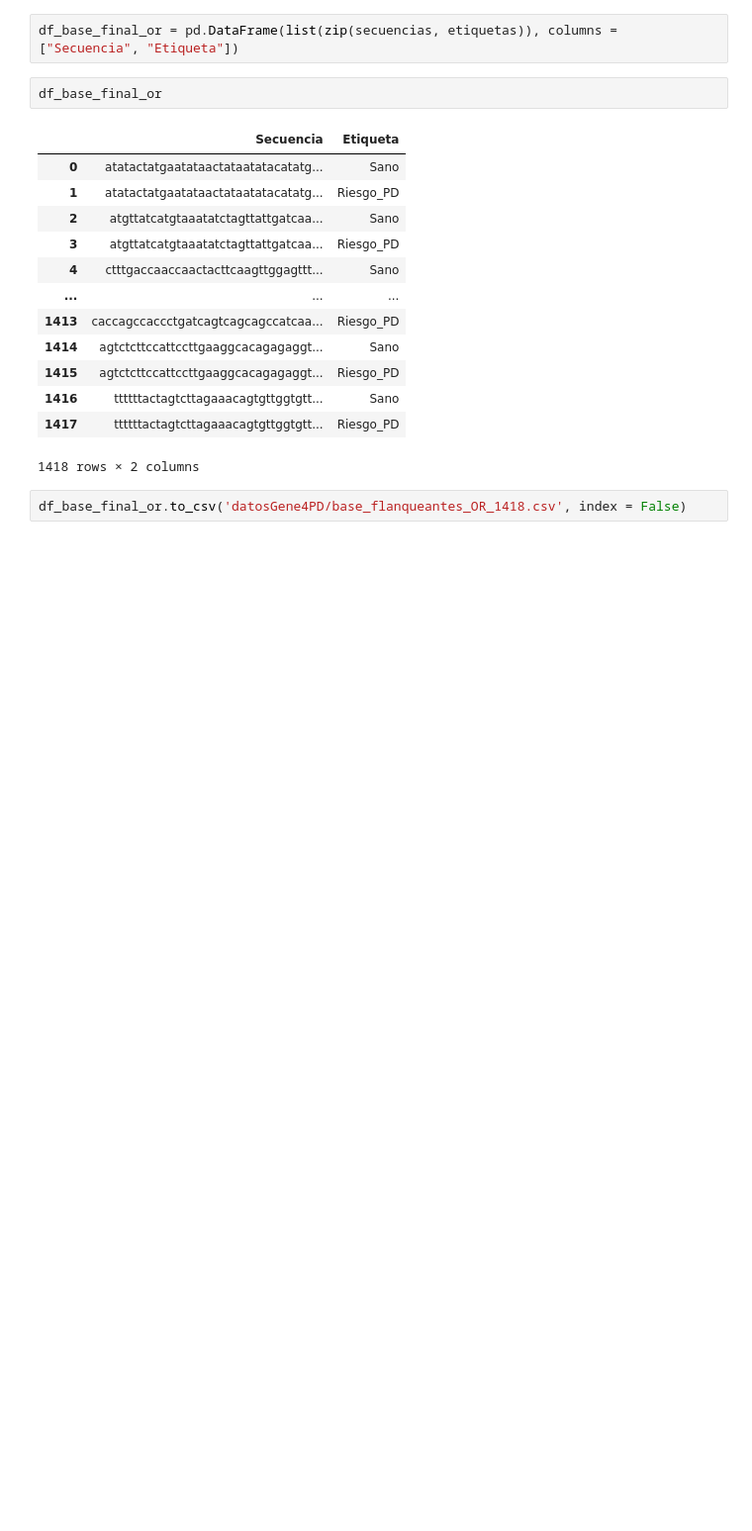
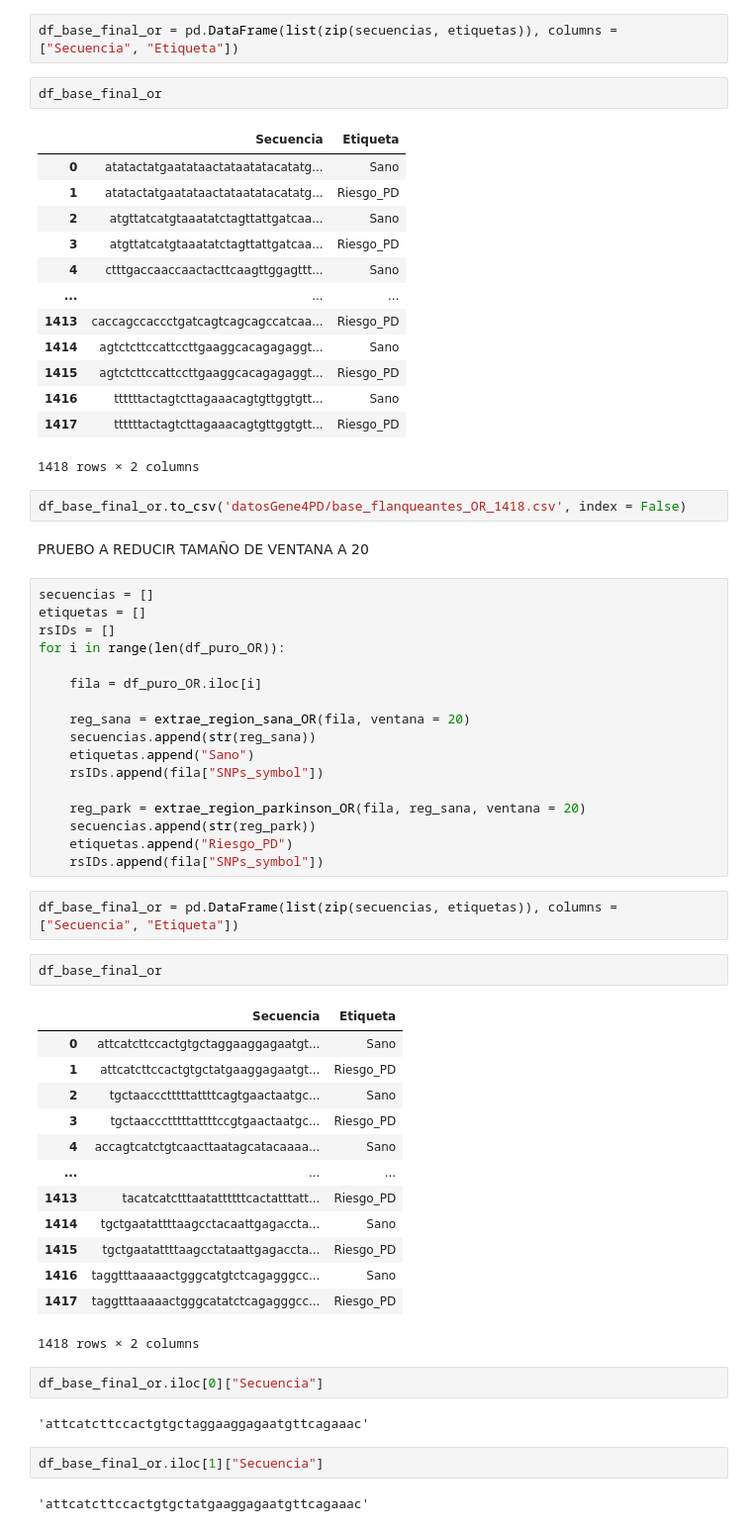
Before and after one commit to jbs1009/TFM_Jorge_Bermejo_Sacristan, a Jupyter notebook: Base_regiones_flanqueantes.ipynb, the cells around one changed output. Shown at 99% size. Saved outputs shown, nothing was run; the diff lists cells and outputs as text; blank space fills up the shorter version.

Commit message:
Añadido código para flanqueantes de ventana 20
Se añade el código correspondiente a la creación de la base de regiones flanqueantes, tomando esta vez una ventana de 20 nucleótidos a cada lado del SNP.

```diff
--- a/Base_regiones_flanqueantes.ipynb
+++ b/Base_regiones_flanqueantes.ipynb
@@ -477,3 +477,48 @@ df_base_final_or
 1418 rows × 2 columns
 # %%
 df_base_final_or.to_csv('datosGene4PD/base_flanqueantes_OR_1418.csv', index = False)
+# %% [markdown]
+PRUEBO A REDUCIR TAMAÑO DE VENTANA A 20
+# %%
+secuencias = []
+etiquetas = []
+rsIDs = []
+for i in range(len(df_puro_OR)):
+
+    fila = df_puro_OR.iloc[i]
+
+    reg_sana = extrae_region_sana_OR(fila, ventana = 20)
+    secuencias.append(str(reg_sana))
+    etiquetas.append("Sano")
+    rsIDs.append(fila["SNPs_symbol"])
+
+    reg_park = extrae_region_parkinson_OR(fila, reg_sana, ventana = 20)
+    secuencias.append(str(reg_park))
+    etiquetas.append("Riesgo_PD")
+    rsIDs.append(fila["SNPs_symbol"])
+# %%
+df_base_final_or = pd.DataFrame(list(zip(secuencias, etiquetas)), columns = ["Secuencia", "Etiqueta"])
+# %%
+df_base_final_or
+# %% [output]
+|  | Secuencia | Etiqueta |
+| 0 | attcatcttccactgtgctaggaaggagaatgt... | Sano |
+| 1 | attcatcttccactgtgctatgaaggagaatgt... | Riesgo_PD |
+| 2 | tgctaaccctttttattttcagtgaactaatgc... | Sano |
+| 3 | tgctaaccctttttattttccgtgaactaatgc... | Riesgo_PD |
+| 4 | accagtcatctgtcaacttaatagcatacaaaa... | Sano |
+| ... | ... | ... |
+| 1413 | tacatcatctttaatattttttcactatttatt... | Riesgo_PD |
+| 1414 | tgctgaatattttaagcctacaattgagaccta... | Sano |
+| 1415 | tgctgaatattttaagcctataattgagaccta... | Riesgo_PD |
+| 1416 | taggtttaaaaactgggcatgtctcagagggcc... | Sano |
+| 1417 | taggtttaaaaactgggcatatctcagagggcc... | Riesgo_PD |
+1418 rows × 2 columns
+# %%
+df_base_final_or.iloc[0]["Secuencia"]
+# %% [output]
+'attcatcttccactgtgctaggaaggagaatgttcagaaac'
+# %%
+df_base_final_or.iloc[1]["Secuencia"]
+# %% [output]
+'attcatcttccactgtgctatgaaggagaatgttcagaaac'
```
